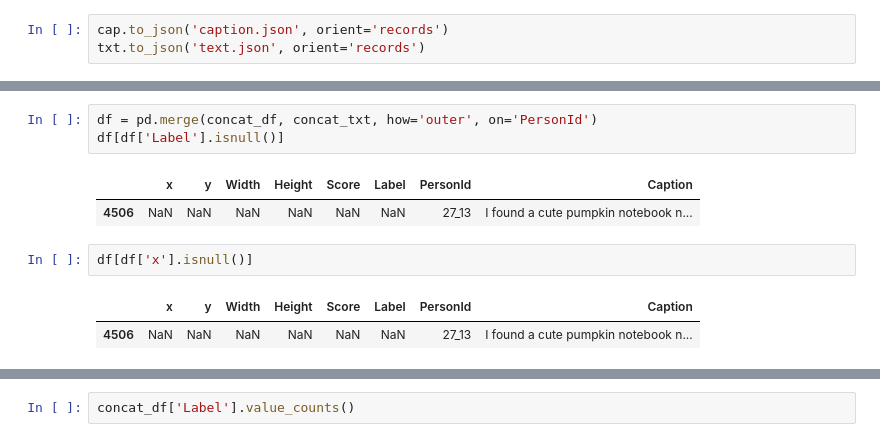
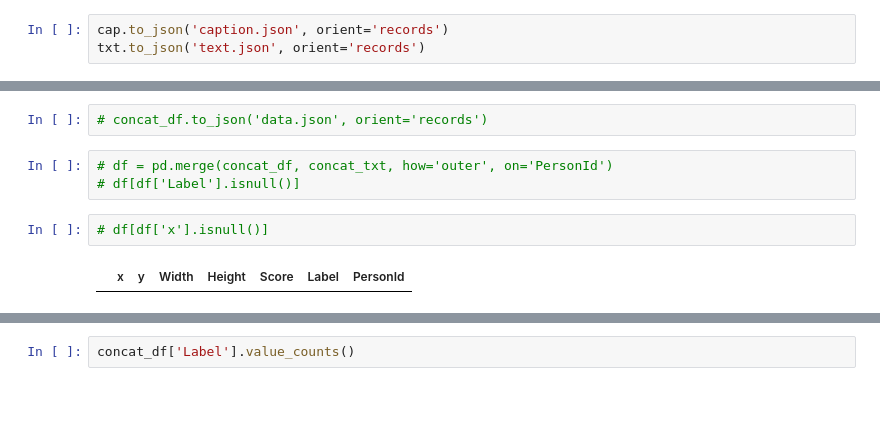
Before and after one commit to gj0706/VAST2020_MC2, a Jupyter notebook: data_process.ipynb, the cells around one changed output, grey strips where cells are left out. Cells and saved outputs as stored; diff of their text form; blank space fills up the shorter version.

```diff
--- a/data_process.ipynb
+++ b/data_process.ipynb
@@ -115,12 +149,10 @@ PersonId    object
 dtype: object
+# %%
+# concat_df.to_json('data.json', orient='records')
 # %%
-df = pd.merge(concat_df, concat_txt, how='outer', on='PersonId')
-df[df['Label'].isnull()]
+# df = pd.merge(concat_df, concat_txt, how='outer', on='PersonId')
+# df[df['Label'].isnull()]
-# %% [output]
-|  | x | y | Width | Height | Score | Label | PersonId | Caption |
-| 4506 | NaN | NaN | NaN | NaN | NaN | NaN | 27_13 | I found a cute pumpkin notebook n... |
 # %%
-df[df['x'].isnull()]
+# df[df['x'].isnull()]
 # %% [output]
-|  | x | y | Width | Height | Score | Label | PersonId | Caption |
-| 4506 | NaN | NaN | NaN | NaN | NaN | NaN | 27_13 | I found a cute pumpkin notebook n... |
+|  | x | y | Width | Height | Score | Label | PersonId |
```
Also changed, not shown: parts of 41 cells of this notebook.
